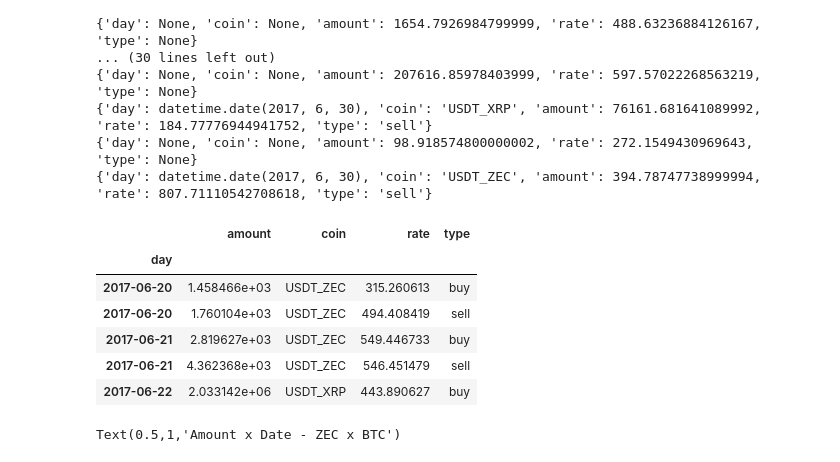
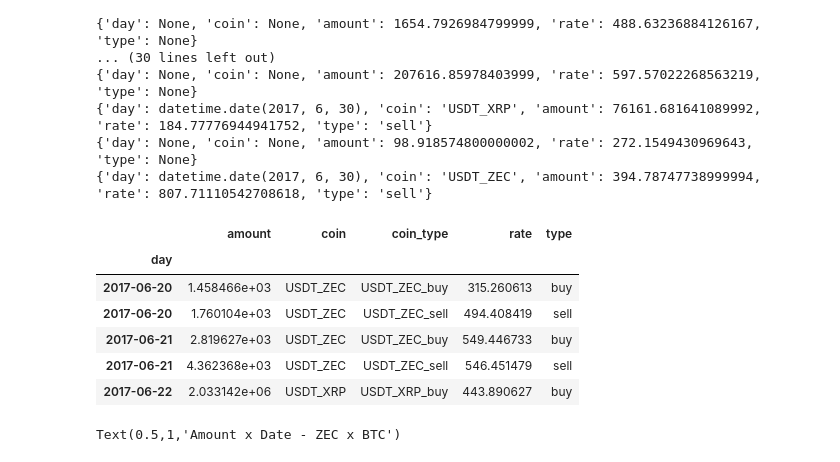
Before and after one commit to nikolasmagno/btc-alt, a Jupyter notebook: NTB-OPERACAO.ipynb, the cells around one changed output. Saved outputs shown, nothing was run; the diff lists cells and outputs as text; code cells hidden in the pictures.

```diff
--- a/NTB-OPERACAO.ipynb
+++ b/NTB-OPERACAO.ipynb
@@ -186,27 +186,28 @@ for name,group in n_dt:
 # %%
 novo = []
 novo_df = pd.DataFrame([])
 
 for name,group in n_dt:
     nv = {}
     nv['day'] = group.date.tolist()[0]
     nv['coin'] = group.coin.tolist()[0]
+    nv['coin_type'] = group.coin.tolist()[0]+'_'+group.type.tolist()[0]
     nv['amount'] = group.amount.sum()
     nv['rate'] = group.rate.mean()
     nv['type'] = group.type.tolist()[0]
     novo.append(nv)
 
 novo_df = pd.DataFrame(novo)
 novo_df.set_index('day', inplace=True)
 novo_df.head()
 # %% [output]
-|  | amount | coin | rate | type |
-| day |  |  |  |  |
-| 2017-06-20 | 1.458466e+03 | USDT_ZEC | 315.260613 | buy |
-| 2017-06-20 | 1.760104e+03 | USDT_ZEC | 494.408419 | sell |
-| 2017-06-21 | 2.819627e+03 | USDT_ZEC | 549.446733 | buy |
-| 2017-06-21 | 4.362368e+03 | USDT_ZEC | 546.451479 | sell |
-| 2017-06-22 | 2.033142e+06 | USDT_XRP | 443.890627 | buy |
+|  | amount | coin | coin_type | rate | type |
+| day |  |  |  |  |  |
+| 2017-06-20 | 1.458466e+03 | USDT_ZEC | USDT_ZEC_buy | 315.260613 | buy |
+| 2017-06-20 | 1.760104e+03 | USDT_ZEC | USDT_ZEC_sell | 494.408419 | sell |
+| 2017-06-21 | 2.819627e+03 | USDT_ZEC | USDT_ZEC_buy | 549.446733 | buy |
+| 2017-06-21 | 4.362368e+03 | USDT_ZEC | USDT_ZEC_sell | 546.451479 | sell |
+| 2017-06-22 | 2.033142e+06 | USDT_XRP | USDT_XRP_buy | 443.890627 | buy |
 # %%
 fig, ax = plt.subplots(figsize=(8,6))
 
```
Also changed, not shown: parts of 5 cells of this notebook.
